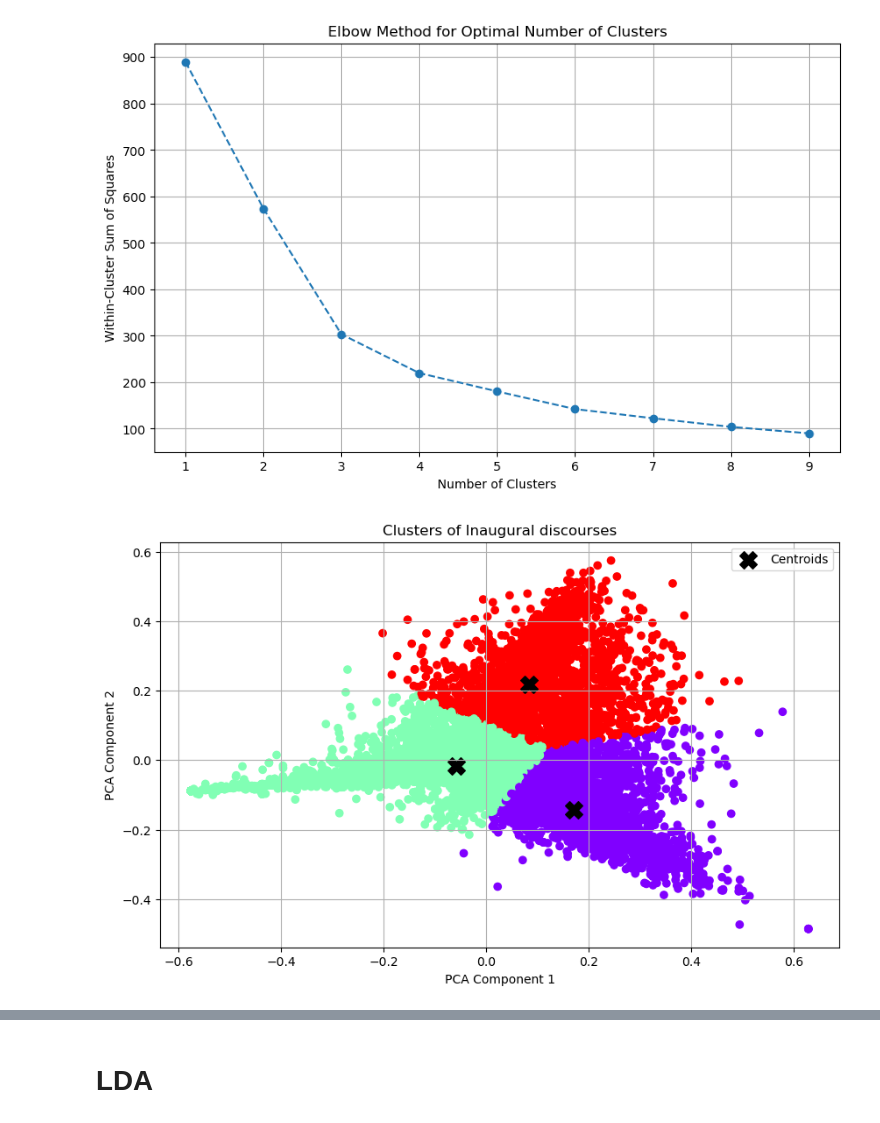
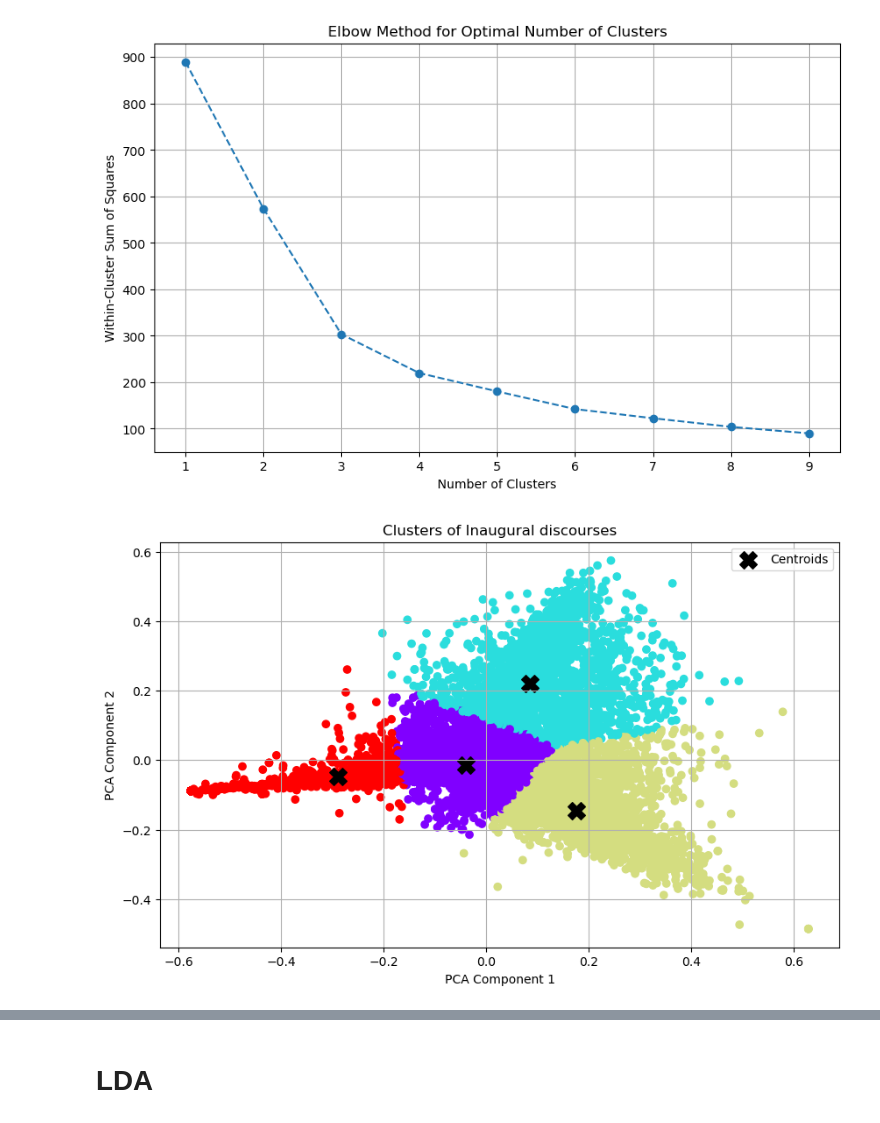
Before and after one commit to nastoo/datascience, a Jupyter notebook: TP3_V1.ipynb, the cells around one changed output, grey strips where cells are left out. Cells and saved outputs as stored; diff of their text form; code cells hidden in the pictures.

```diff
--- a/TP3_V1.ipynb
+++ b/TP3_V1.ipynb
@@ -606,21 +652,21 @@ Returning the number of logical cores instead. You can silence this warning by s
 [figure]
 # %%
 # Perform KMeans clustering with 3 clusters
-kmeans = KMeans(n_clusters=3, random_state=100)
+kmeans = KMeans(n_clusters=4, random_state=100)
 clusters = kmeans.fit_predict(reduced_tfidf)
 
 # Plot the clusters
 plt.figure(figsize=(10, 6))
 plt.scatter(reduced_tfidf[:, 0], reduced_tfidf[:, 1], c=clusters, cmap='rainbow')
 plt.scatter(kmeans.cluster_centers_[:, 0], kmeans.cluster_centers_[:, 1], s=200, c='black', marker='X', label='Centroids')
 plt.xlabel('PCA Component 1')
 plt.ylabel('PCA Component 2')
 plt.title('Clusters of Inaugural discourses')
 plt.legend()
 plt.grid(True)
 plt.show()
 # %% [output]
-[figure, old version]
+[figure, new version]
 # %%
 X_train = bible_df_cleaned['text']
 y_km = kmeans.fit_predict(reduced_tfidf)
```
Also changed, not shown: parts of 13 cells of this notebook, 1 other file.
